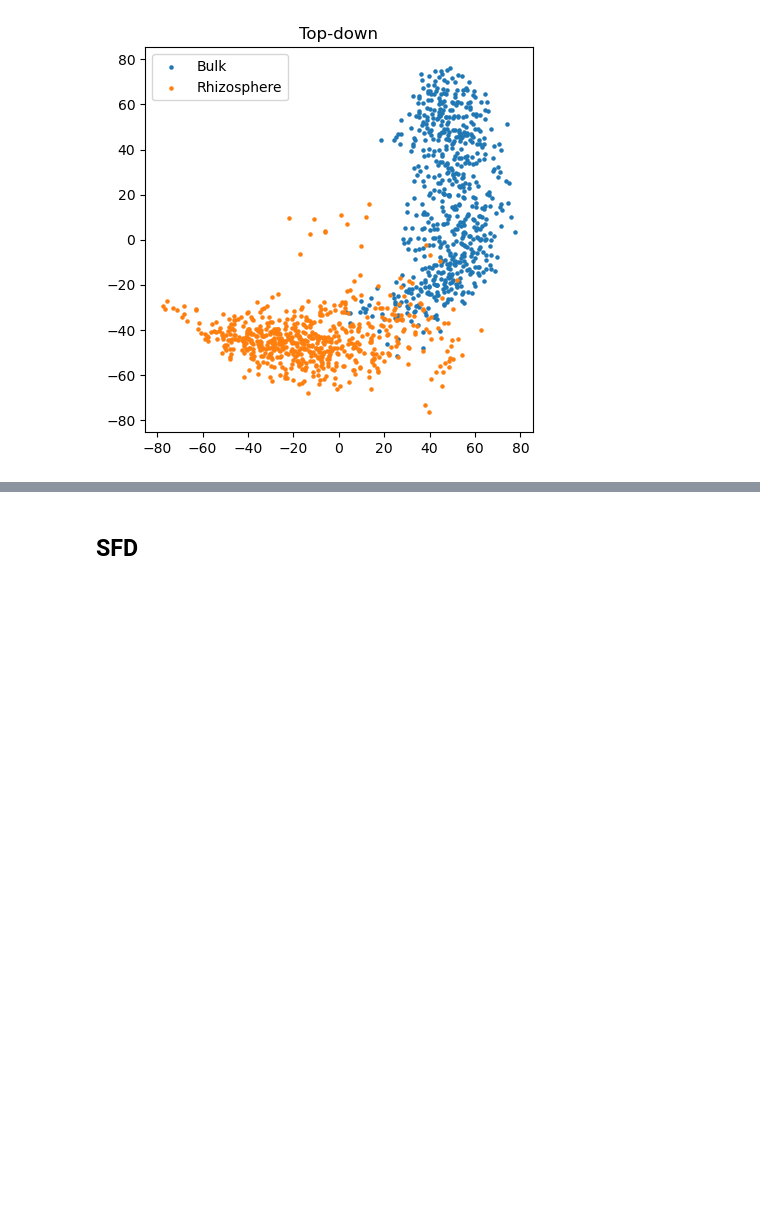
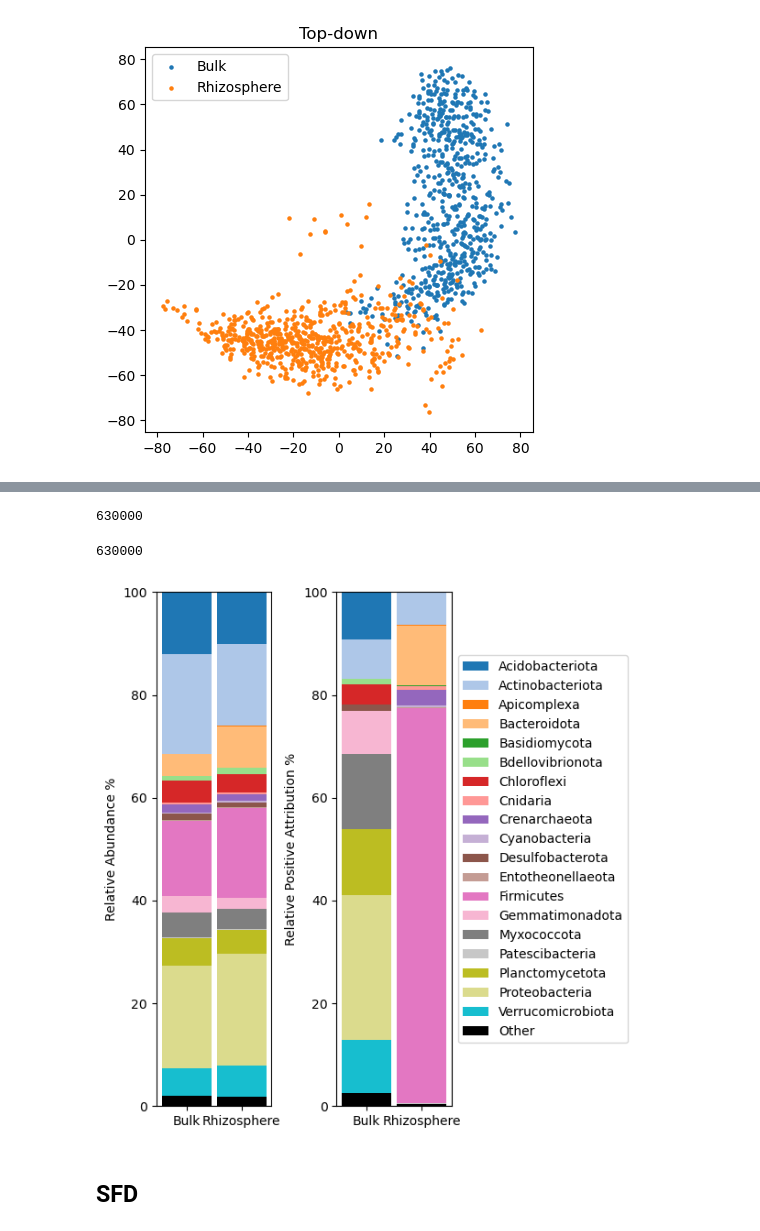
Before and after one commit to DLii-Research/setbert, a Jupyter notebook: notebooks/Attention Attribution.ipynb, the cells around one changed output, grey strips where cells are left out. Cells and saved outputs as stored; diff of their text form; code cells hidden in the pictures; blank space fills up the shorter version.

```diff
--- a/notebooks/Attention Attribution.ipynb
+++ b/notebooks/Attention Attribution.ipynb
@@ -153,0 +244,3 @@ for model in reference_models:
+# %%
+ranks = taxonomy.RANKS[:6]
+taxonomy_labels = read_taxonomy("hopland", "qiime")
@@ -154,3 +362,24 @@ for model in reference_models:
+# %%
+sum(aggregate_attribution_table_by_rank(hopland_attribution_by_class_tables["topdown"]["Rhizosphere"], "Phylum")["Abundance"])
+# %% [output]
+630000
+# %%
+sum(hopland_attribution_by_class_tables["topdown"]["Rhizosphere"]["Abundance"])
+# %% [output]
+630000
+# %%
+for model, attributions_by_class in hopland_attribution_by_class_tables.items():
+    fig, axs = plt.subplots(1, 2, figsize=(6, 6.2))
+    taxonomic_bar_plot_from_attribution(*axs, attributions_by_class)
+    axs[1].legend(loc="center left", bbox_to_anchor=(1.0, 0.5, 0.0, 0.0))
+    axs[0].set_ylabel("Relative Abundance %")
+    axs[1].set_ylabel("Relative Positive Attribution %")
+    # fig.supxlabel("Sample Class", x=0.4)
+    plt.tight_layout()
+    plt.savefig(log_path / "hopland" / f"hopland_attribution_{model}.pgf", bbox_inches="tight")
+    plt.show()
+# %% [output]
+[figure, added]
 # %% [markdown]
 ## SFD
 # %%
```
Also changed, not shown: parts of 43 cells of this notebook.
